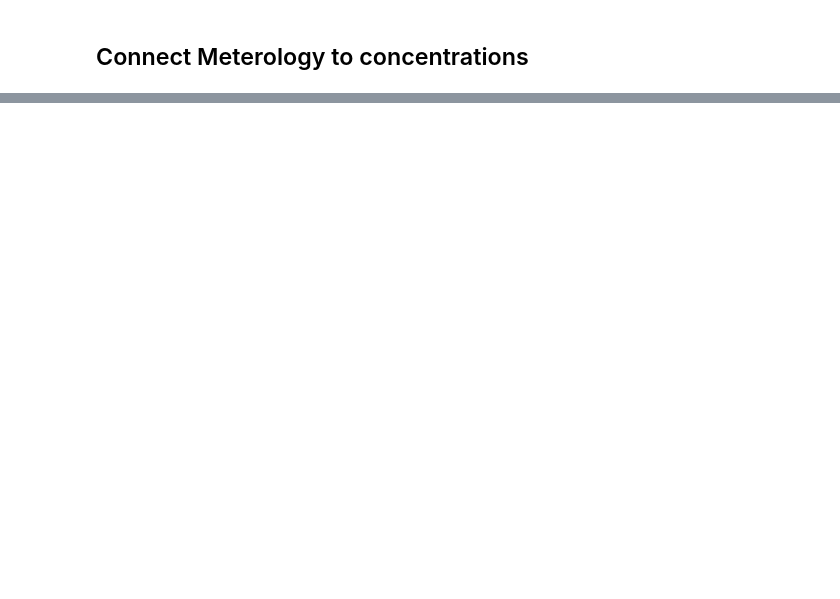
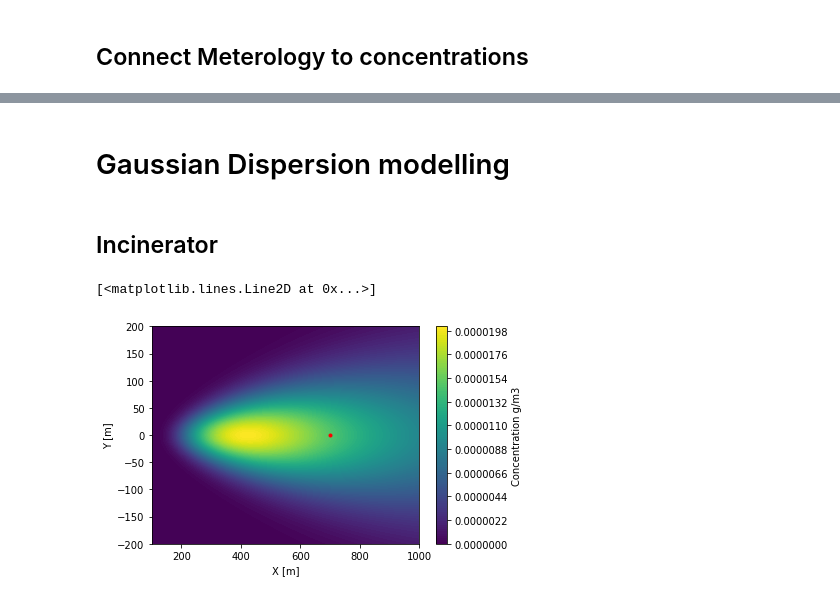
Before and after one commit to DuncanDHall/EAS-air-quality, a Jupyter notebook: exploration_v3.ipynb, the cells around one changed output, grey strips where cells are left out. Drawn from its saved outputs; the diff is of its cells as text; code cells hidden in the pictures; blank space fills up the shorter version.

```diff
--- a/exploration_v3.ipynb
+++ b/exploration_v3.ipynb
@@ -365,0 +394,2 @@ Index(['site', 'data_status', 'action_code', 'datetime', 'parameter',
+# %% [markdown]
+# Gaussian Dispersion modelling
@@ -365,0 +398,30 @@ Index(['site', 'data_status', 'action_code', 'datetime', 'parameter',
+# %% [markdown]
+## Incinerator
+# %%
+rate = 0.95 # g/s
+H = 40. # m
+U = 4.1 # m/s
+xGrid = np.linspace(100,1000,200) # m
+yGrid = np.linspace(-200,200,200) # m
+zGrid = 5. #m
+
+pointSource = gaussianPlume.pointSource(0,0,0,rate,H)
+grid = gaussianPlume.receptorGrid(xGrid,yGrid,zGrid)
+stability = gaussianPlume.stabilityClass('C')
+
+a = gaussianPlume.gaussianPlume(pointSource,grid,stability,U)
+
+concField = a.calculateConcentration()
+
+fig = plt.figure()
+ax = fig.add_subplot(111)
+c = ax.contourf(grid.xMesh[0],grid.yMesh[0],concField[0],100)
+cb = fig.colorbar(c)
+cb.set_label('Concentration g/m3')
+ax.set_xlabel('X [m]')
+ax.set_ylabel('Y [m]')
+ax.plot([700],[0],'r.')
+# fig.show()
+# %% [output]
+[<matplotlib.lines.Line2D at 0x...>]
+[figure, added]
```
Also changed, not shown: parts of 9 cells of this notebook, 5 other files.
